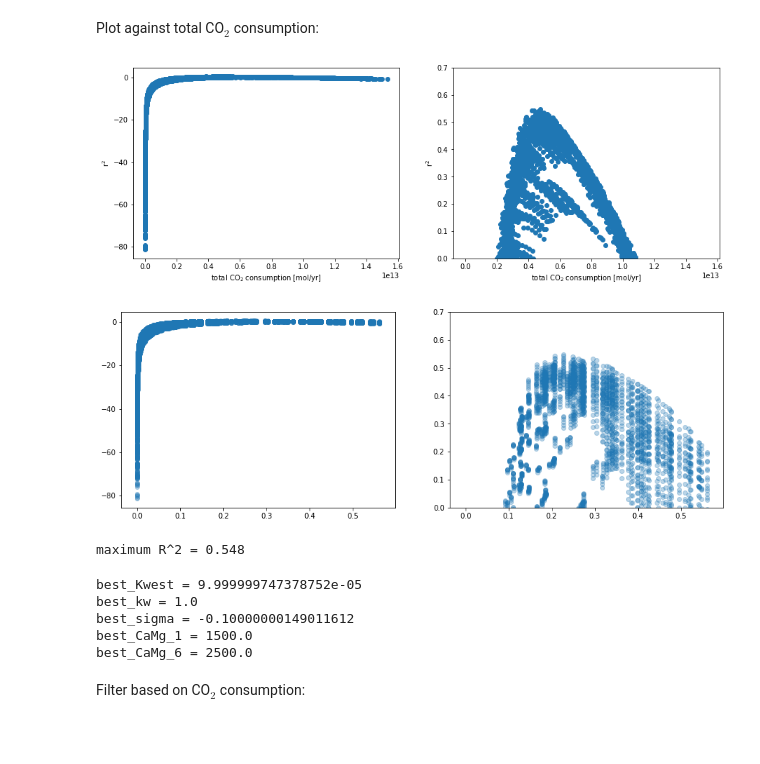
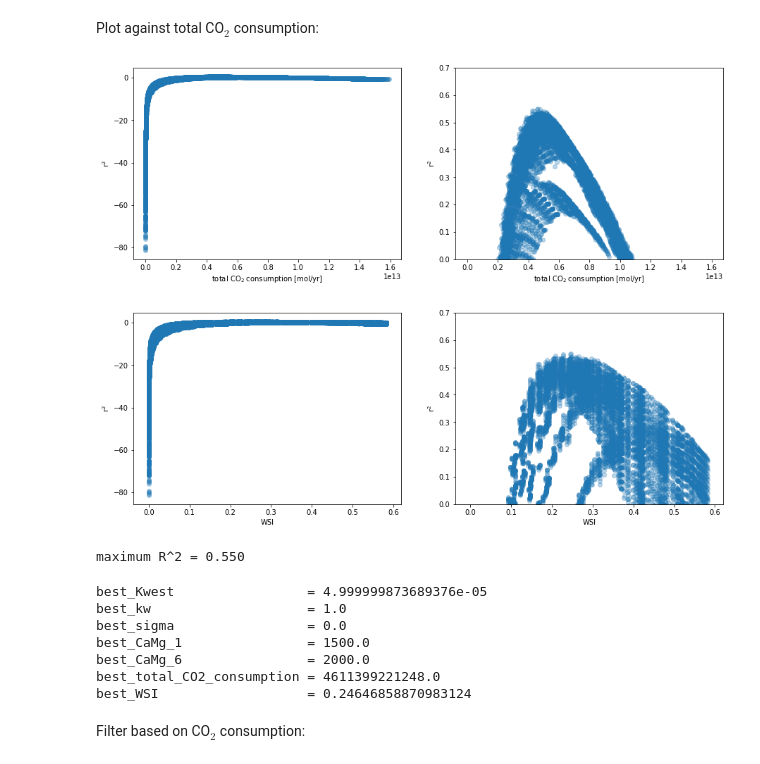
Before and after one commit to Swanson-Hysell-Group/GEOCLIM_Modern, a Jupyter notebook: Code/GEOCLIM_parameter_exploration.ipynb, the cells around one changed output. Cells and saved outputs as stored; diff of their text form; code cells hidden in the pictures; blank space fills up the shorter version.

Commit message:
add analyses of parameter exploration

```diff
--- a/Code/GEOCLIM_parameter_exploration.ipynb
+++ b/Code/GEOCLIM_parameter_exploration.ipynb
@@ -247,7 +292,7 @@ def correlation_matrix(dataframe):
 # %% [markdown]
 Get the files:
 # %%
-drive_path = '../../../Google Drive/Paleogeo_GEOCLIM/'
+drive_path = '/Users/yuempark/Documents/Berkeley/Research_GEOCLIM/Paleogeo_GEOCLIM/'
 
 basin_mask = Dataset(drive_path+'GEOCLIM_Output/weathering_basins/riverbasin_Gaillardet+HYBAM-NEW.nc')
 basin_data_nc = Dataset(drive_path+'GEOCLIM_Output/weathering_basins/weathering_Gaillardet+HYBAM_2.nc')
@@ -370,9 +415,12 @@ CaMg_sil    = 1e9 mol/yr Ca+Mg
 Get the files:
 # %%
 param_explor_path = '../../GEOCLIM/preproc/dynsoil/param_explor/'
+downloads_path = '/Users/yuempark/Downloads/'
 
-param_nc = Dataset(drive_path+'GEOCLIM_Output/parameter_exploration_1.nc')
-param_nc.variables.keys()
+param_nc_1 = Dataset(downloads_path+'parameter_exploration_1.nc')
+param_nc_2 = Dataset(downloads_path+'parameter_exploration_2.nc')
+
+param_nc_1.variables.keys()
 # %% [output]
 odict_keys(['lon', 'lat', 'lithology', 'parameterization', 'area', 'litho_mask', 'reg_thickness', 'erosion', 'weathering', 'Ea_rp', 'T0_rp', 'Ea', 'T0', 'krp', 'h0', 'ke', 'a', 'b', 'Kwest', 'kw', 'si ...
 # %%
@@ -389,7 +441,13 @@ Get the silicate weathering for each basin for each run, in t/km$^{2}$/yr of Ca+
 refresh = False
 
 if refresh:
-    basin_model, total_CO2_consumption, WSI = extract_basin_variables(param_nc)
+    basin_model_1, total_CO2_consumption_1, WSI_1 = extract_basin_variables(param_nc_1)
+    basin_model_2, total_CO2_consumption_2, WSI_2 = extract_basin_variables(param_nc_2)
+
+    basin_model = pd.concat([basin_model_1, basin_model_2], ignore_index=True)
+    total_CO2_consumption = np.append(total_CO2_consumption_1, total_CO2_consumption_2)
+    WSI = np.append(WSI_1, WSI_2)
+
     basin_model.to_csv('basin_model.csv', index=False)
     np.savetxt('total_CO2_consumption.csv', total_CO2_consumption, delimiter=',')
     np.savetxt('WSI.csv', WSI, delimiter=',')
@@ -397,6 +455,8 @@ else:
     basin_model = pd.read_csv('basin_model.csv')
     total_CO2_consumption = np.loadtxt('total_CO2_consumption.csv', delimiter=',')
     WSI = np.loadtxt('WSI.csv', delimiter=',')
+
+run_ID = np.arange(len(WSI))
 # %%
 basin_model.head()
 # %% [output]
@@ -426,8 +486,8 @@ Plot against total CO$_{2}$ consumption:
 # %%
 fig, ax = plt.subplots(1,2,figsize=(15,5))
 
-ax[0].scatter(total_CO2_consumption, r2s)
-ax[1].scatter(total_CO2_consumption, r2s)
+ax[0].scatter(total_CO2_consumption, r2s, alpha=0.3)
+ax[1].scatter(total_CO2_consumption, r2s, alpha=0.3)
 ax[1].set_ylim(0,0.7)
 
 ax[0].set_xlabel('total CO$_{2}$ consumption [mol/yr]')
@@ -438,21 +498,27 @@ ax[1].set_ylabel('r$^{2}$')
 
 plt.show(fig)
 # %% [output]
-[figure, old version]
+[figure, new version]
 # %%
 fig, ax = plt.subplots(1,2,figsize=(15,5))
 
-ax[0].scatter(WSI, r2s, alpha=.3)
-ax[1].scatter(WSI, r2s, alpha=.3)
+ax[0].scatter(WSI, r2s, alpha=0.3)
+ax[1].scatter(WSI, r2s, alpha=0.3)
 ax[1].set_ylim(0,.7)
 
+ax[0].set_xlabel('WSI')
+ax[0].set_ylabel('r$^{2}$')
+
+ax[1].set_xlabel('WSI')
+ax[1].set_ylabel('r$^{2}$')
+
 plt.show(fig)
 # %% [output]
-[figure, old version]
+[figure, new version]
 # %%
 print('maximum R^2 = {:.3f}'.format(np.max(r2s)))
 # %% [output]
-maximum R^2 = 0.548
+maximum R^2 = 0.550
 # %%
 best_ind = np.argwhere(r2s == np.max(r2s))
 
@@ -461,18 +527,24 @@ best_kw = params['kw'][best_ind[0][0]]
 best_sigma = params['sigma'][best_ind[0][0]]
 best_CaMg_1 = params['CaMg_1'][best_ind[0][0]]
 best_CaMg_6 = params['CaMg_6'][best_ind[0][0]]
+best_total_CO2_consumption = total_CO2_consumption[best_ind[0][0]]
+best_WSI = WSI[best_ind[0][0]]
 
-print('best_Kwest = {}'.format(best_Kwest))
-print('best_kw = {}'.format(best_kw))
-print('best_sigma = {}'.format(best_sigma))
-print('best_CaMg_1 = {}'.format(best_CaMg_1))
-print('best_CaMg_6 = {}'.format(best_CaMg_6))
+print('best_Kwest                 = {}'.format(best_Kwest))
+print('best_kw                    = {}'.format(best_kw))
+print('best_sigma                 = {}'.format(best_sigma))
+print('best_CaMg_1                = {}'.format(best_CaMg_1))
+print('best_CaMg_6                = {}'.format(best_CaMg_6))
+print('best_total_CO2_consumption = {}'.format(best_total_CO2_consumption))
+print('best_WSI                   = {}'.format(best_WSI))
 # %% [output]
-best_Kwest = 9.999999747378752e-05
-best_kw = 1.0
-best_sigma = -0.10000000149011612
-best_CaMg_1 = 1500.0
-best_CaMg_6 = 2500.0
+best_Kwest                 = 4.999999873689376e-05
+best_kw                    = 1.0
+best_sigma                 = 0.0
+best_CaMg_1                = 1500.0
+best_CaMg_6                = 2000.0
+best_total_CO2_consumption = 4611399221248.0
+best_WSI                   = 0.24646858870983124
 # %% [markdown]
 Filter based on CO$_{2}$ consumption:
 # %%
```
Also changed, not shown: parts of 39 cells of this notebook, 4 other files.
